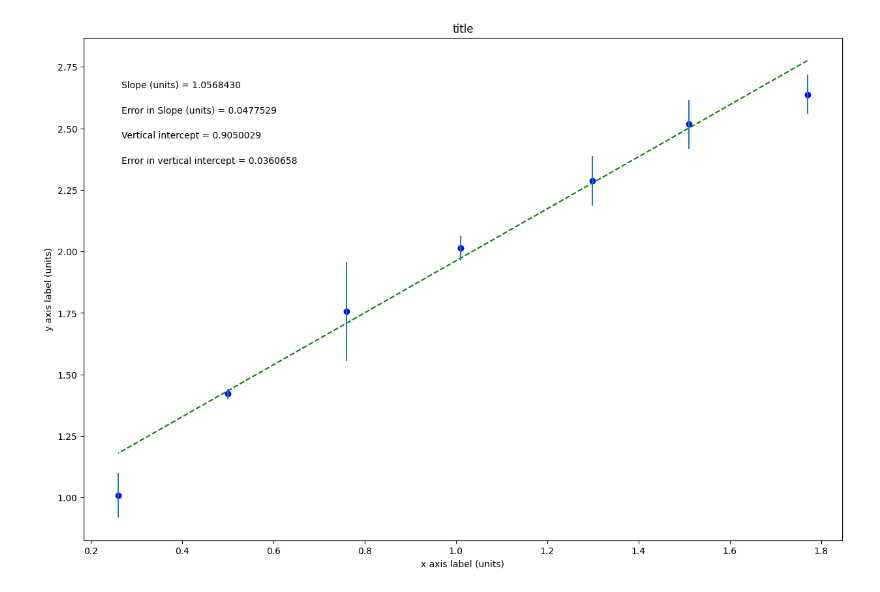
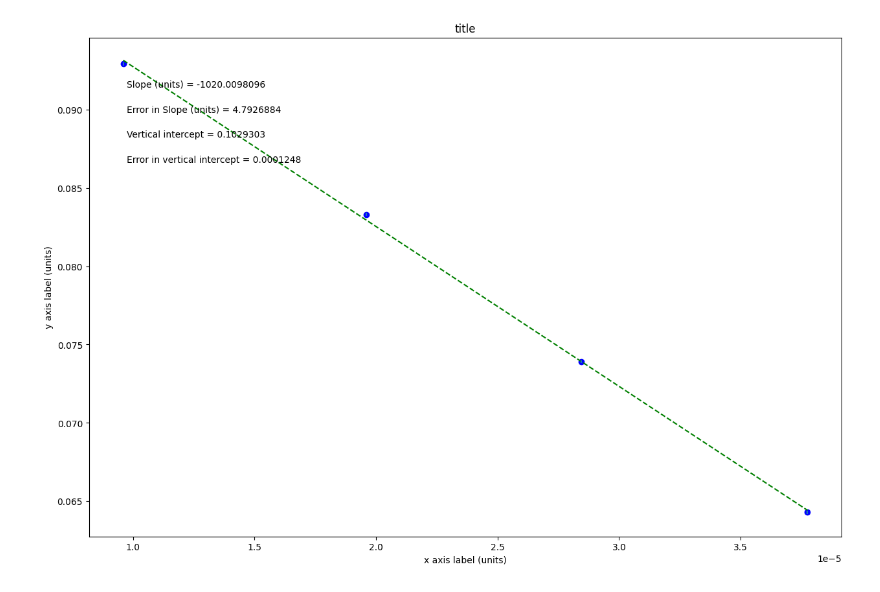
Before and after one commit to Pruchb/Physics, a Jupyter notebook: Copy_of_PHSXlab_plotting_template.ipynb, the cells around one changed output. Drawn from its saved outputs; the diff is of its cells as text; code cells hidden in the pictures.

```diff
--- a/Copy_of_PHSXlab_plotting_template.ipynb
+++ b/Copy_of_PHSXlab_plotting_template.ipynb
@@ -2,7 +2,7 @@
 <a href="https://colab.research.google.com/github/Pruchb/Physics/blob/main/Copy_of_PHSXlab_plotting_template.ipynb" target="_parent"><img src="https://colab.research.google.com/assets/colab-badge.svg" alt="Open In Colab"/></a>
 # %%
 #PHSX 216 & 218 plotting code
-#Brianna Beller
+#Brenden Pruchniewicz
 #Updated September 2023
 
 #import packages and libraries, assign shortcut names
@@ -19,11 +19,11 @@ import matplotlib.pyplot as plt
 #variable names should start with a letter and must contain only letters, numbers, and underscores
 
 
-xvariable_changeme = np.array([1.770, 1.510, 1.299, 1.010, 0.760, 0.500, 0.260])
+xvariable_changeme = np.array([0.000009602, 0.00001961, 0.00002845, 0.00003775])
 
-yvariable_changeme = np.array([2.638, 2.517, 2.287, 2.014, 1.756, 1.421, 1.009])
+yvariable_changeme = np.array([0.0929, 0.0833, 0.0739, 0.0643])
 
-err_yvariable_changeme = np.array([0.08, 0.1, 0.1, 0.05, 0.2, 0.02, 0.09])
+err_yvariable_changeme = np.array([0.0001, 0.0001, 0.0001, 0.0001])
 
 
 
@@ -92,31 +92,31 @@ elif annotation_placement==3 or annotation_placement==4:
 #Don't need to change anything in this section!
 
 #Plot data on graph. Plot error bars and place values for slope,
 #error in slope, and vertical intercept (plus error) on the plot using "annotate"
 
 plt.figure(figsize=(15,10))
 
 plt.plot(x, fit, color='green', linestyle='--')
 plt.scatter(x, y, color='blue', marker='o')
 
 plt.xlabel(x_label)
 plt.ylabel(y_label)
 plt.title(plot_title)
 
 plt.errorbar(x, y, yerr=dy, xerr=None, fmt="none") #don't need to plot x error bars
 
 plt.annotate('Slope ({}) = {value:.{digits}f}'.format(slope_units,value=m, digits=7),
              (xpos, ypos[0]), xycoords='axes fraction')
 
 plt.annotate('Error in Slope ({}) = {value:.{digits}f}'.format(slope_units,value=dm, digits=7),
              (xpos, ypos[1]), xycoords='axes fraction')
 
 plt.annotate('Vertical intercept = {value:.{digits}f}'.format(value=b, digits=7),
              (xpos, ypos[2]), xycoords='axes fraction')
 
 plt.annotate('Error in vertical intercept = {value:.{digits}f}'.format(value=db, digits=7),
              (xpos, ypos[3]), xycoords='axes fraction')
 
 plt.show()
 # %% [output]
-[figure, old version]
+[figure, new version]
```
